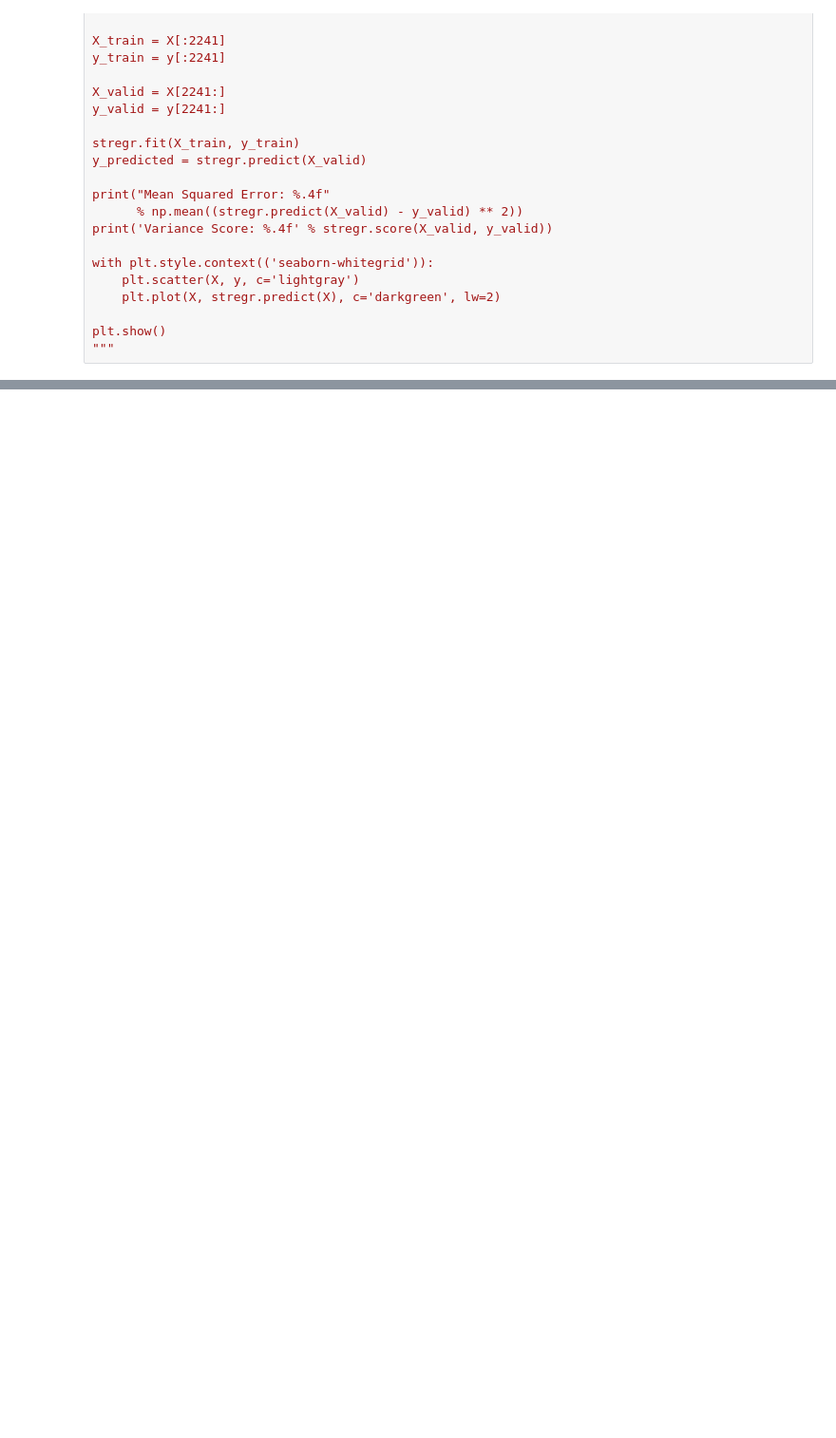
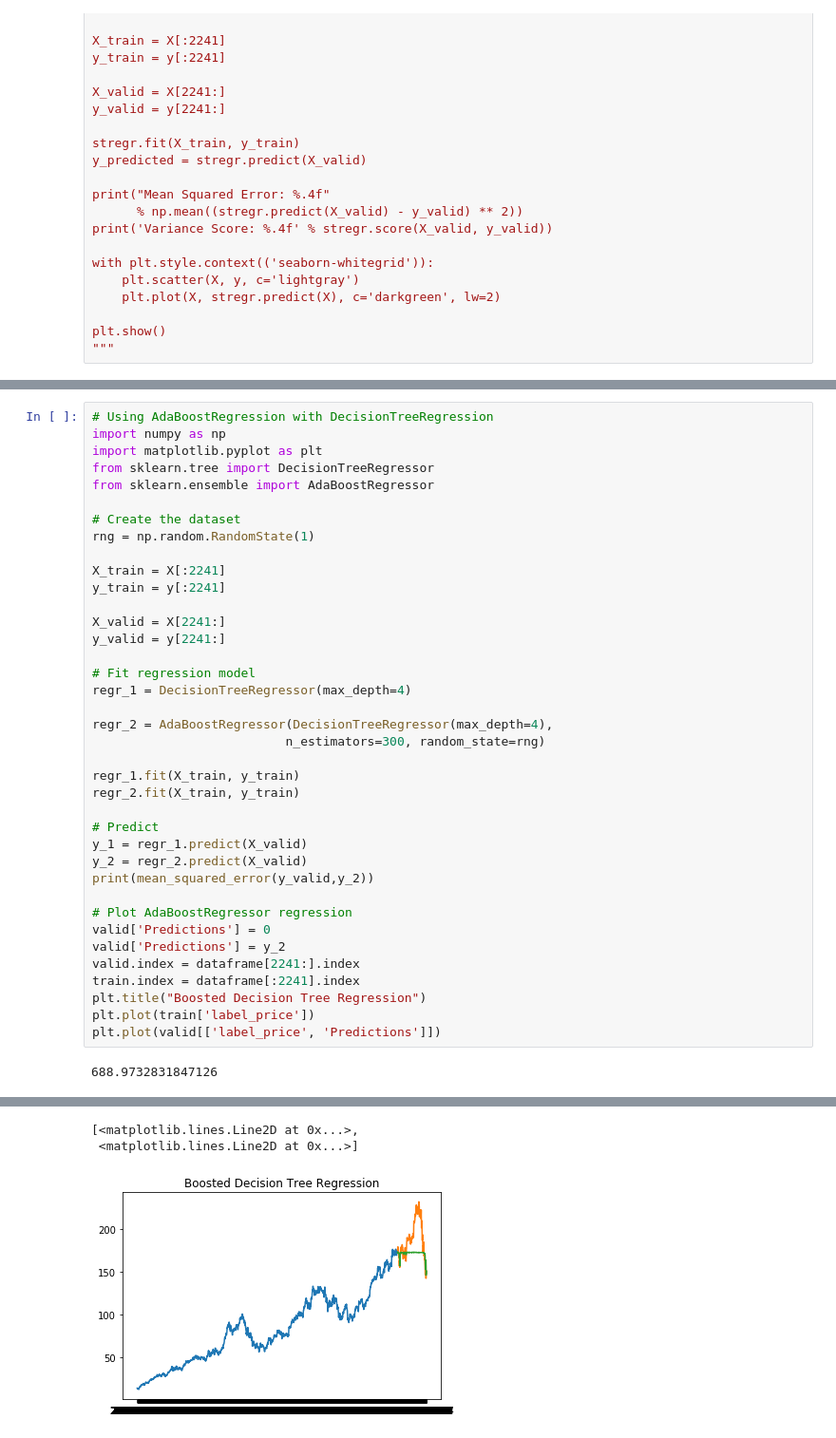
Before and after one commit to ml1010-nan/ml1010, a Jupyter notebook: CoreProject.ipynb, the cells around one changed output, grey strips where cells are left out. Shown at 95% size. Cells and saved outputs as stored; diff of their text form; blank space fills up the shorter version.

```diff
--- a/CoreProject.ipynb
+++ b/CoreProject.ipynb
@@ -464,0 +533,40 @@ model.fit(X_train1, y_train3)
+# %%
+# Using AdaBoostRegression with DecisionTreeRegression
+import numpy as np
+import matplotlib.pyplot as plt
+from sklearn.tree import DecisionTreeRegressor
+from sklearn.ensemble import AdaBoostRegressor
+
+# Create the dataset
+rng = np.random.RandomState(1)
+
+X_train = X[:2241]
+y_train = y[:2241]
+
+X_valid = X[2241:]
+y_valid = y[2241:]
+
+# Fit regression model
+regr_1 = DecisionTreeRegressor(max_depth=4)
+
+regr_2 = AdaBoostRegressor(DecisionTreeRegressor(max_depth=4),
+                          n_estimators=300, random_state=rng)
+
+regr_1.fit(X_train, y_train)
+regr_2.fit(X_train, y_train)
+
+# Predict
+y_1 = regr_1.predict(X_valid)
+y_2 = regr_2.predict(X_valid)
+print(mean_squared_error(y_valid,y_2))
+
+# Plot AdaBoostRegressor regression
+valid['Predictions'] = 0
+valid['Predictions'] = y_2
+valid.index = dataframe[2241:].index
+train.index = dataframe[:2241].index
+plt.title("Boosted Decision Tree Regression")
+plt.plot(train['label_price'])
+plt.plot(valid[['label_price', 'Predictions']])
+# %% [output]
+688.9732831847126
@@ -464,0 +581,3 @@ model.fit(X_train1, y_train3)
+[<matplotlib.lines.Line2D at 0x...>,
+ <matplotlib.lines.Line2D at 0x...>]
+[figure, added]
```
Also changed, not shown: parts of 9 cells of this notebook.
